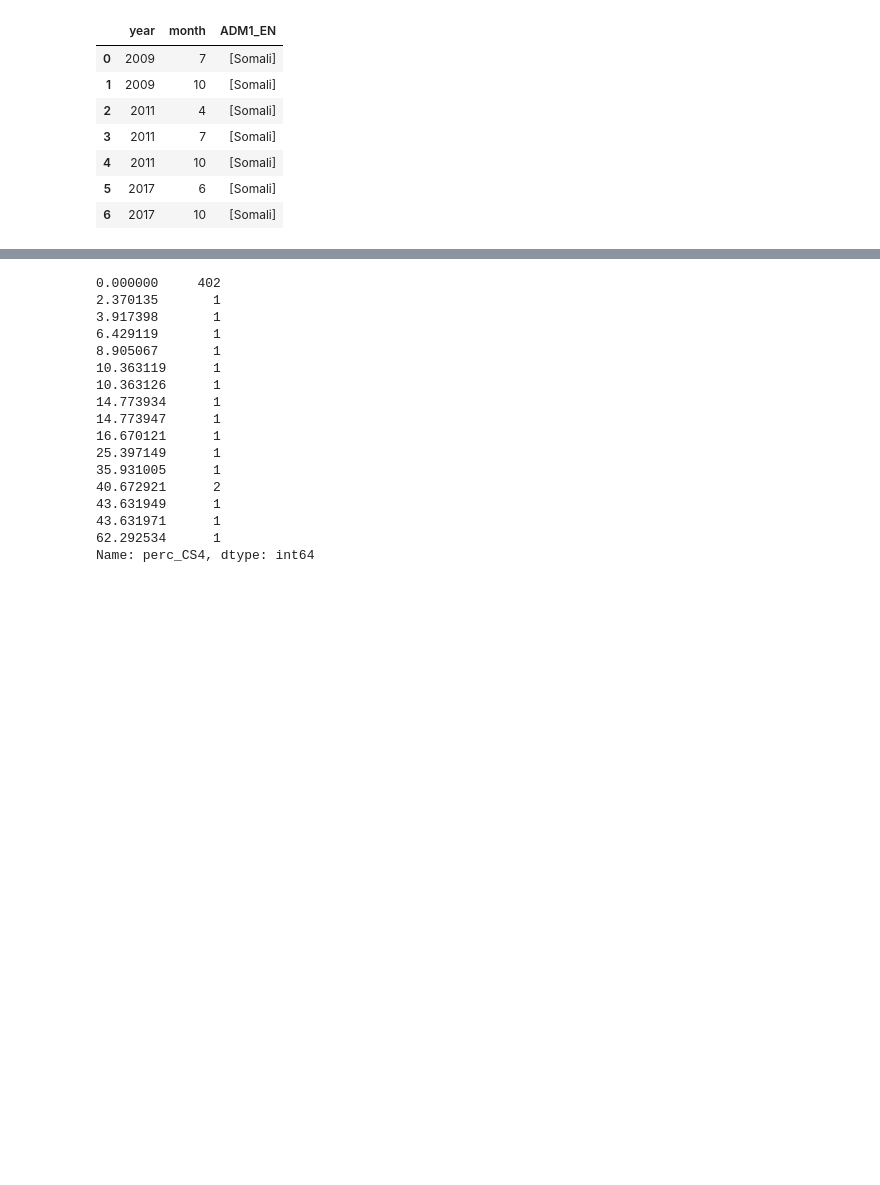
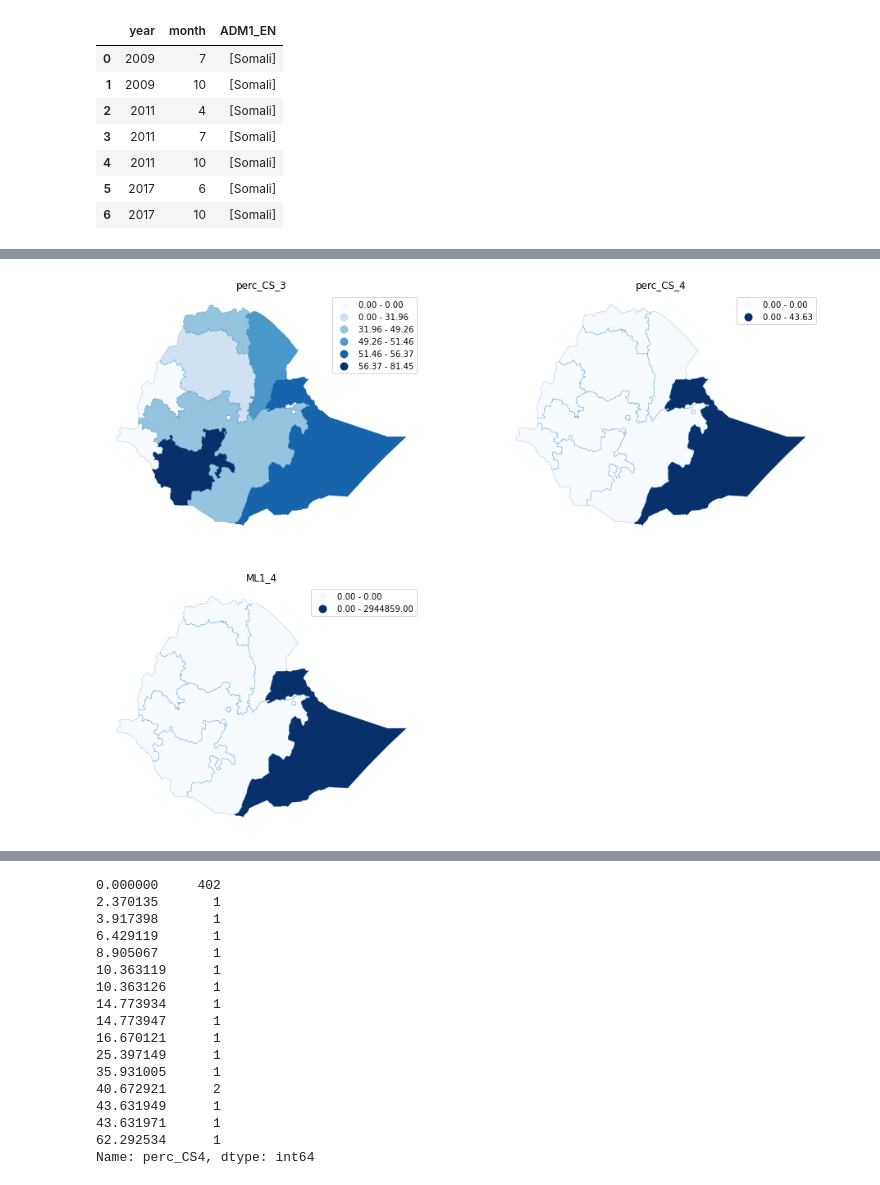
Before and after one commit to OCHA-DAP/pa-aa-food-insecurity, a Jupyter notebook: ethiopia/ThresholdTesting.ipynb, the cells around one changed output, grey strips where cells are left out. Drawn from its saved outputs; the diff is of its cells as text; code cells hidden in the pictures; blank space fills up the shorter version.

```diff
--- a/ethiopia/ThresholdTesting.ipynb
+++ b/ethiopia/ThresholdTesting.ipynb
@@ -71,2 +70,4 @@ adm1c='ADM1_EN' #"ADMIN1" #
+# %%
+dict_an={}
 # %%
 #Analysis 1: 20% IPC3+ (current situation) + 2.5% IPC4+ (current situation)
@@ -114,0 +128,5 @@ df_snCS420.groupby(['year', 'month'], as_index=False)['ADM1_EN'].agg(lambda x: l
+# %%
+df_grouped=dict_an["an1"]["df_group"]
+for i in dict_an["an1"]["trig_cols"]:
+    df_grouped[f"{i}_tot"]=df_grouped.apply(lambda x: col_totpop(x,i,df_ipc),axis=1)
+    df_grouped[f"{i}_reg"]=df_grouped.apply(lambda x: col_regpop(x,i,dict_an["an1"]["df"]),axis=1)
@@ -114,0 +199,29 @@ df_snCS420.groupby(['year', 'month'], as_index=False)['ADM1_EN'].agg(lambda x: l
+# %%
+def plot_aff_collist(df_d,cols,shape_path="Data/ET_Admin1_OCHA_2019/eth_admbnda_adm1_csa_bofed_20190827.shp"):
+    colp_num=2
+    rows=len(cols) // colp_num
+    rows+=len(cols) % colp_num
+    position = range(1,len(cols) + 1)
+
+    gdf = gpd.read_file(shape_path)
+    df_geo=gdf[["ADM1_EN","geometry"]].merge(df_d,on="ADM1_EN",how="left")
+    colors = 6 #len(df_geo[col].unique())
+    cmap = 'Blues'
+    figsize = (16, 10)
+    scheme = "natural_breaks"#'equalinterval'
+    fig = plt.figure(1,figsize=(16,6*rows))
+    for i,c in enumerate(cols):#range(len(cols)):
+  # add every single subplot to the figure with a for loop
+
+        ax = fig.add_subplot(rows,colp_num,position[i])
+        df_geo.plot(c, ax=ax,cmap=cmap, figsize=figsize, k = colors,  legend=True,scheme=scheme) # scheme = scheme,#, figsize=(10, 10),edgecolor='gray',ax=axis,
+#                 #    legend=True,
+#                 #    legend_kwds={'label': "Cases per 100,000 people",'orientation': "horizontal"},
+#                    scheme='Quantiles',k=len(df_geo)
+#                    )
+        gdf.boundary.plot(linewidth=0.2,ax=ax)
+
+        ax.axis("off")
+        plt.title(c)
+
+    plt.show()
@@ -115 +270,5 @@ df_snCS420.groupby(['year', 'month'], as_index=False)['ADM1_EN'].agg(lambda x: l
+# %%
+plot_aff_collist(df_ipc[df_ipc.date=="2009-07"],["perc_CS_3","perc_CS_4","ML1_4"])
+# %% [output]
+[figure, added]
 # %%
```
Also changed, not shown: parts of 41 cells of this notebook.
